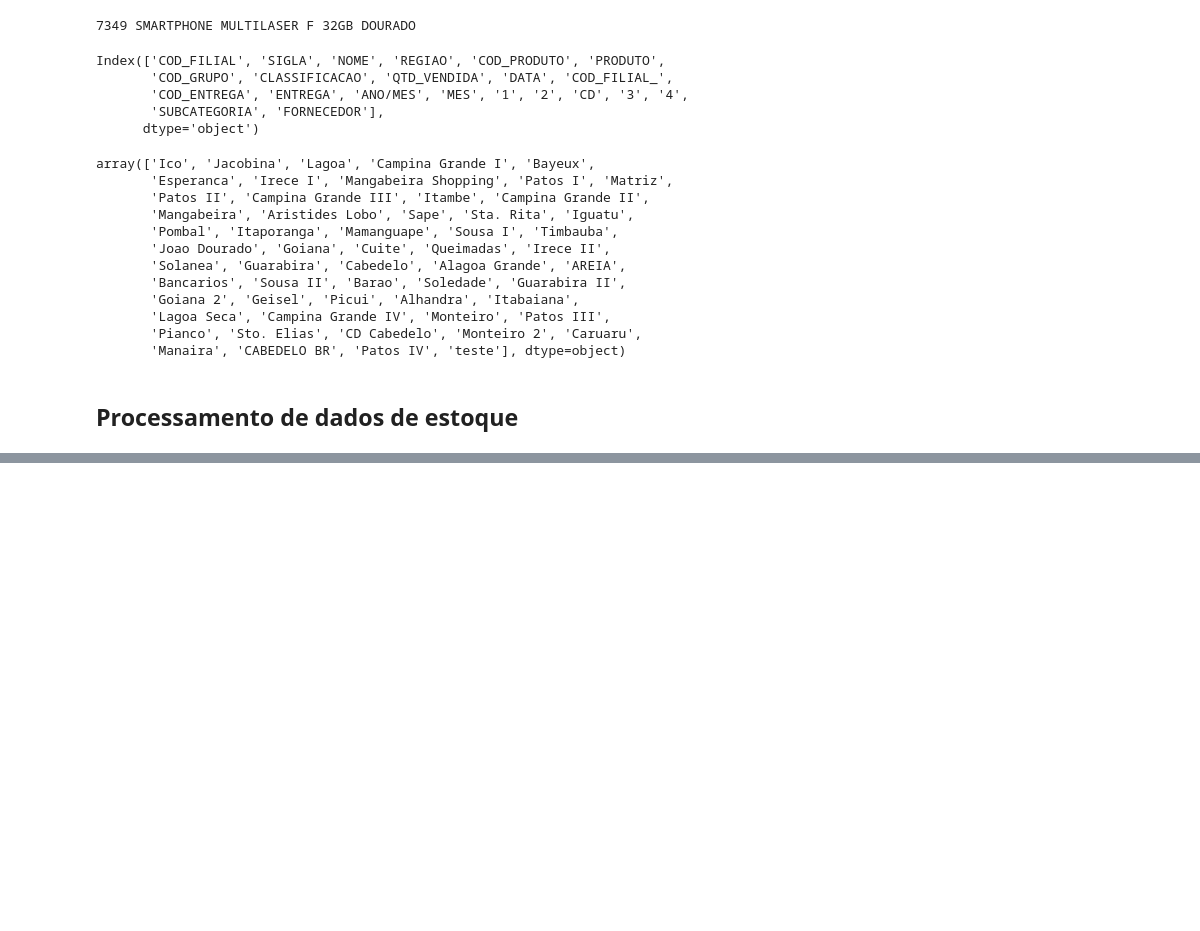
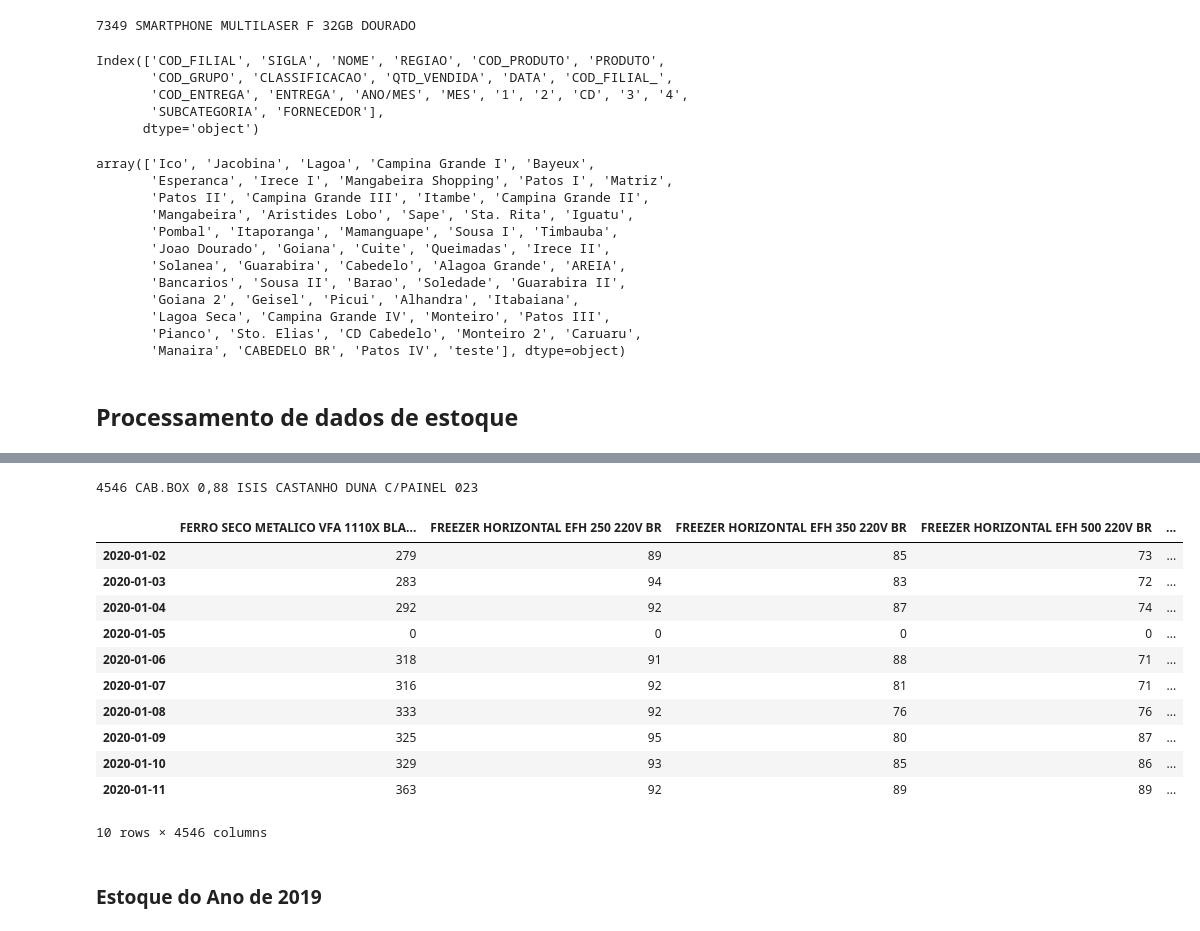
Before and after one commit to LuyzaDomingos/PrevisaoVendasFinalVersion, a Jupyter notebook: previsao/ProcessamentoDados.ipynb, the cells around one changed output, grey strips where cells are left out. Saved outputs shown, nothing was run; the diff lists cells and outputs as text; code cells hidden in the pictures; blank space fills up the shorter version.

Commit message:
Processamento Estoque

```diff
--- a/previsao/ProcessamentoDados.ipynb
+++ b/previsao/ProcessamentoDados.ipynb
@@ -343,0 +477,2 @@ NameError: name 'df' is not defined
+# %%
+df_b.drop(df_b.index[(df_b['CD de abastecimento']=="Fornecedores")], axis=0, inplace=True)
@@ -343,0 +483,5 @@ NameError: name 'df' is not defined
+# %%
+df_b = df_b.astype({"Dia": str})
+
+df_b['Dia'] = df_b['Dia'].apply(lambda x : x[:4] + '-' + x[4:6] + '-' + x[6:])
+df_b['Dia'] = pd.to_datetime(df_b['Dia'], dayfirst=True)
@@ -343,0 +509,11 @@ NameError: name 'df' is not defined
+# %%
+base20 = df_b.drop(columns=['Chave Filial + Produto', 'Ponto de reposição', 'A classificar',
+                        'Filial + Código Produto + Dia (Chave primária)'])
+
+
+index20 = pd.date_range(start='2020-01-02', end='2020-12-31', freq='D')
+columns20 = base20['Descrição de produto'].unique()
+
+df_20 = pd.DataFrame(index=index20, columns=columns20)
+df_20.fillna(value=0, inplace=True)
+df_20.head()
@@ -343,0 +528,30 @@ NameError: name 'df' is not defined
+# %%
+from IPython.display import clear_output
+p20 = 0
+
+for product20 in columns20:
+    p20 += 1
+    group20 = base20.loc[base20['Descrição de produto'] == product20].groupby(['Dia']).sum()
+    clear_output(wait=True)
+    print(p20, product20)
+    j = 0
+    for row in group20.index:
+        df_20.loc[row][product20] = group20.iloc[j]['Saldo disponível']
+        j += 1
+# %% [output]
+4546 CAB.BOX 0,88 ISIS CASTANHO DUNA C/PAINEL 023
+# %%
+df_20.head(10)
+# %% [output]
+|  | FERRO SECO METALICO VFA 1110X BLA... | FREEZER HORIZONTAL EFH 250 220V BR | FREEZER HORIZONTAL EFH 350 220V BR | FREEZER HORIZONTAL EFH 500 220V BR | ... |
+| 2020-01-02 | 279 | 89 | 85 | 73 | ... |
+| 2020-01-03 | 283 | 94 | 83 | 72 | ... |
+| 2020-01-04 | 292 | 92 | 87 | 74 | ... |
+| 2020-01-05 | 0 | 0 | 0 | 0 | ... |
+| 2020-01-06 | 318 | 91 | 88 | 71 | ... |
+| 2020-01-07 | 316 | 92 | 81 | 71 | ... |
+| 2020-01-08 | 333 | 92 | 76 | 76 | ... |
+| 2020-01-09 | 325 | 95 | 80 | 87 | ... |
+| 2020-01-10 | 329 | 93 | 85 | 86 | ... |
+| 2020-01-11 | 363 | 92 | 89 | 89 | ... |
+10 rows × 4546 columns
@@ -343,0 +560,2 @@ NameError: name 'df' is not defined
+# %% [markdown]
+### Estoque do Ano de 2019
```
Also changed, not shown: parts of 37 cells of this notebook, 2 other files.
